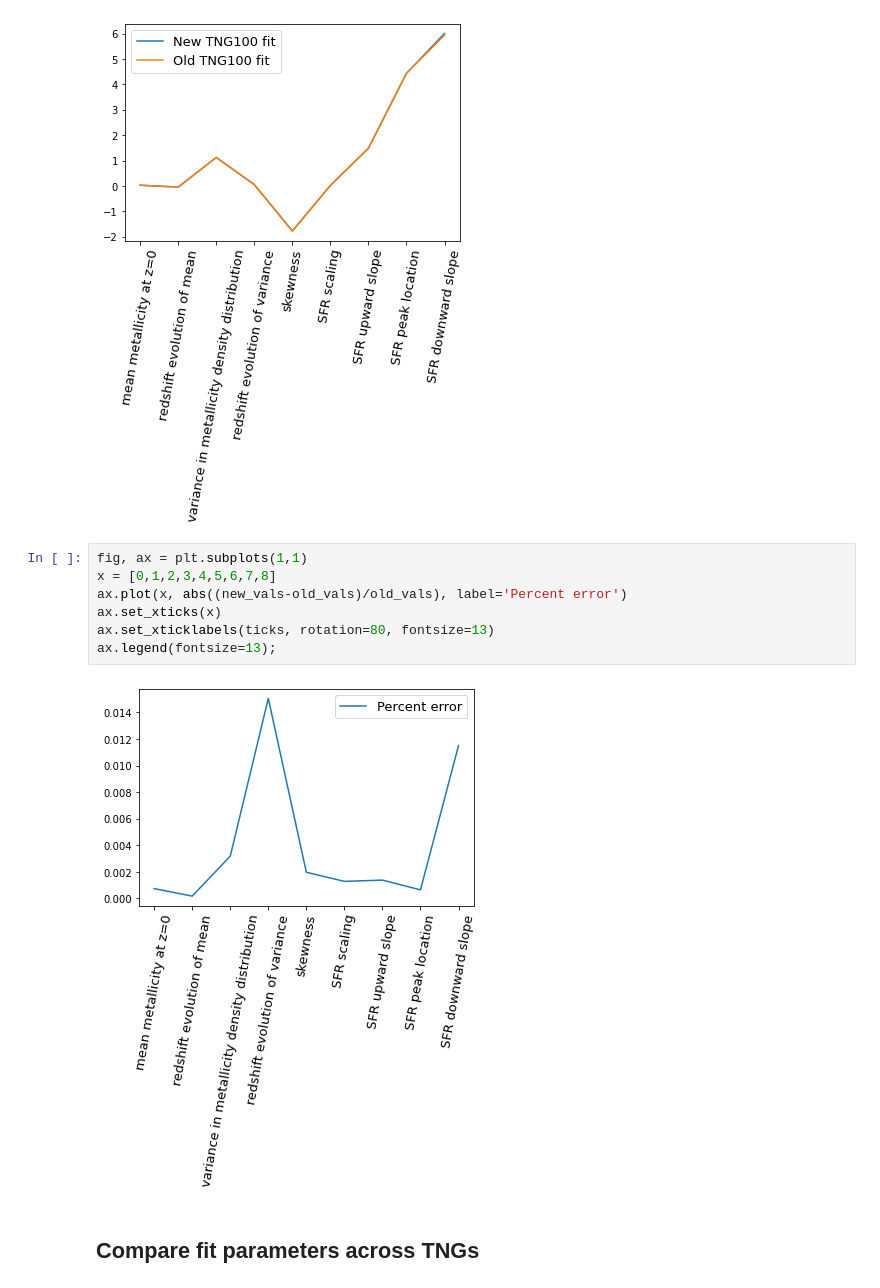
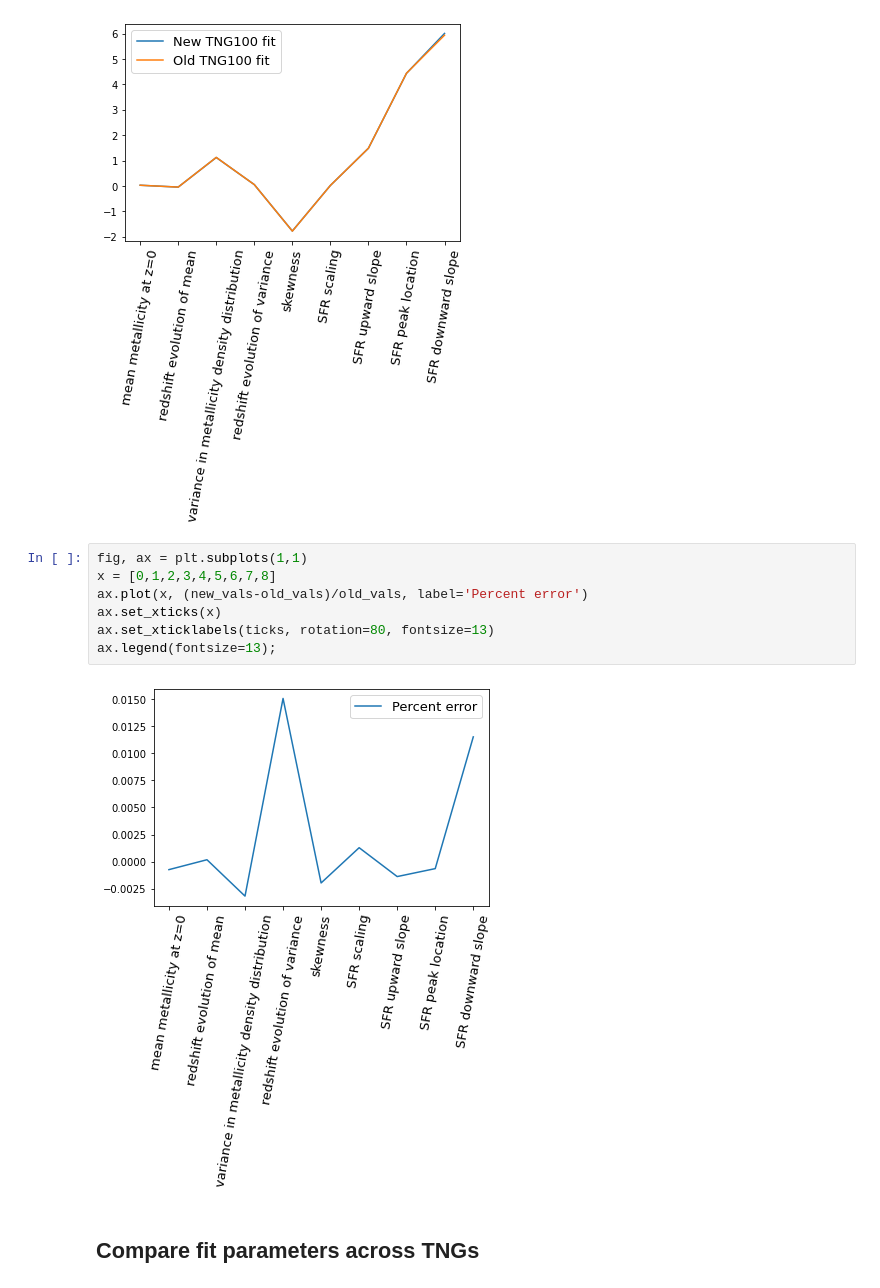
Before and after one commit to sashalvna/Fit_SFRD_TNG, a Jupyter notebook: Fit_model_to_sfrdzZ_TNG.ipynb, the cells around one changed output. Cells and saved outputs as stored; diff of their text form.

```diff
--- a/Fit_model_to_sfrdzZ_TNG.ipynb
+++ b/Fit_model_to_sfrdzZ_TNG.ipynb
@@ -326,12 +326,12 @@ ax.legend(fontsize=13);
 # %%
 fig, ax = plt.subplots(1,1)
 x = [0,1,2,3,4,5,6,7,8]
-ax.plot(x, abs((new_vals-old_vals)/old_vals), label='Percent error')
+ax.plot(x, (new_vals-old_vals)/old_vals, label='Percent error')
 ax.set_xticks(x)
 ax.set_xticklabels(ticks, rotation=80, fontsize=13)
 ax.legend(fontsize=13);
 # %% [output]
-[figure, old version]
+[figure, new version]
 # %% [markdown]
 ## Compare fit parameters across TNGs
 # %%
```
Also changed, not shown: parts of 3 cells of this notebook, 5 other files.
